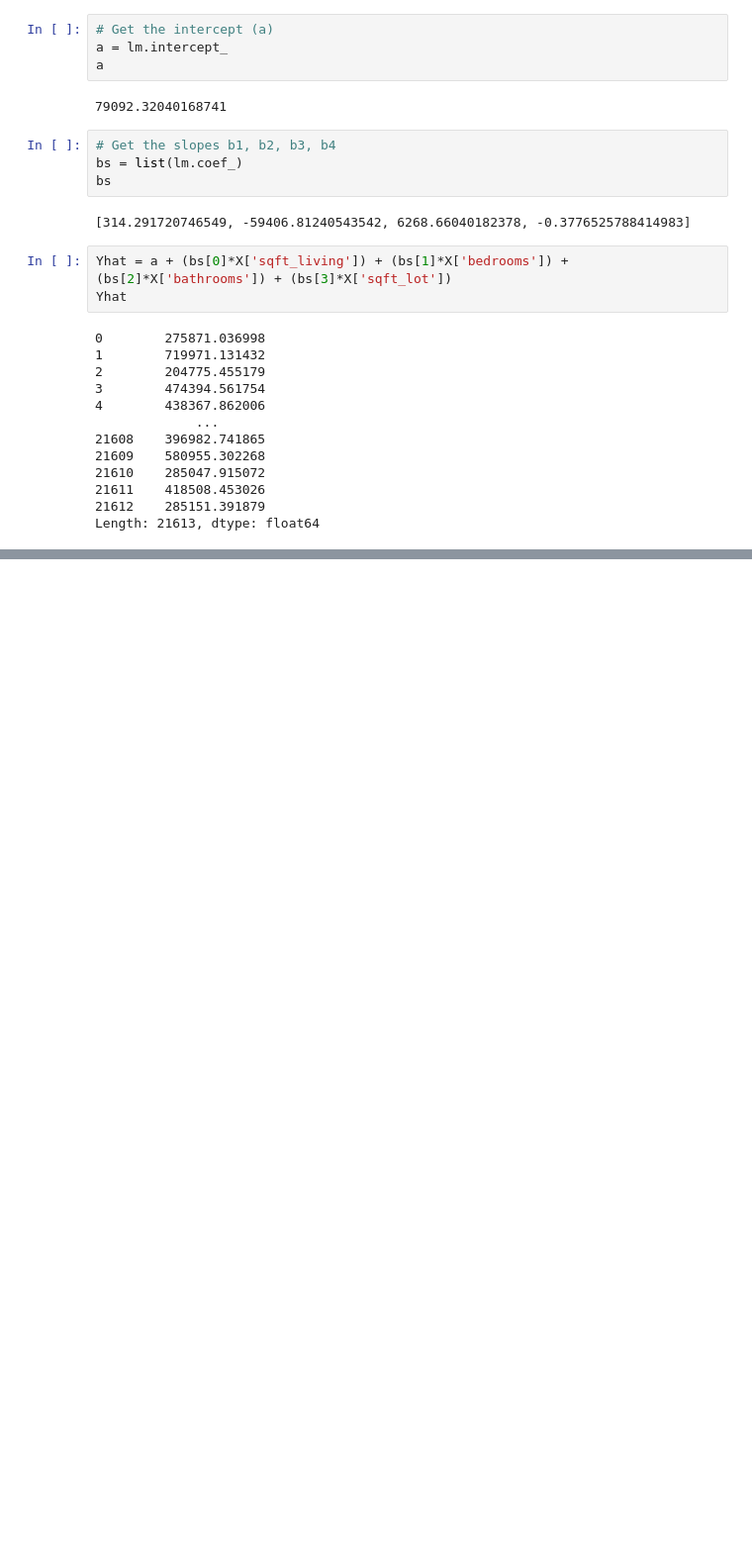
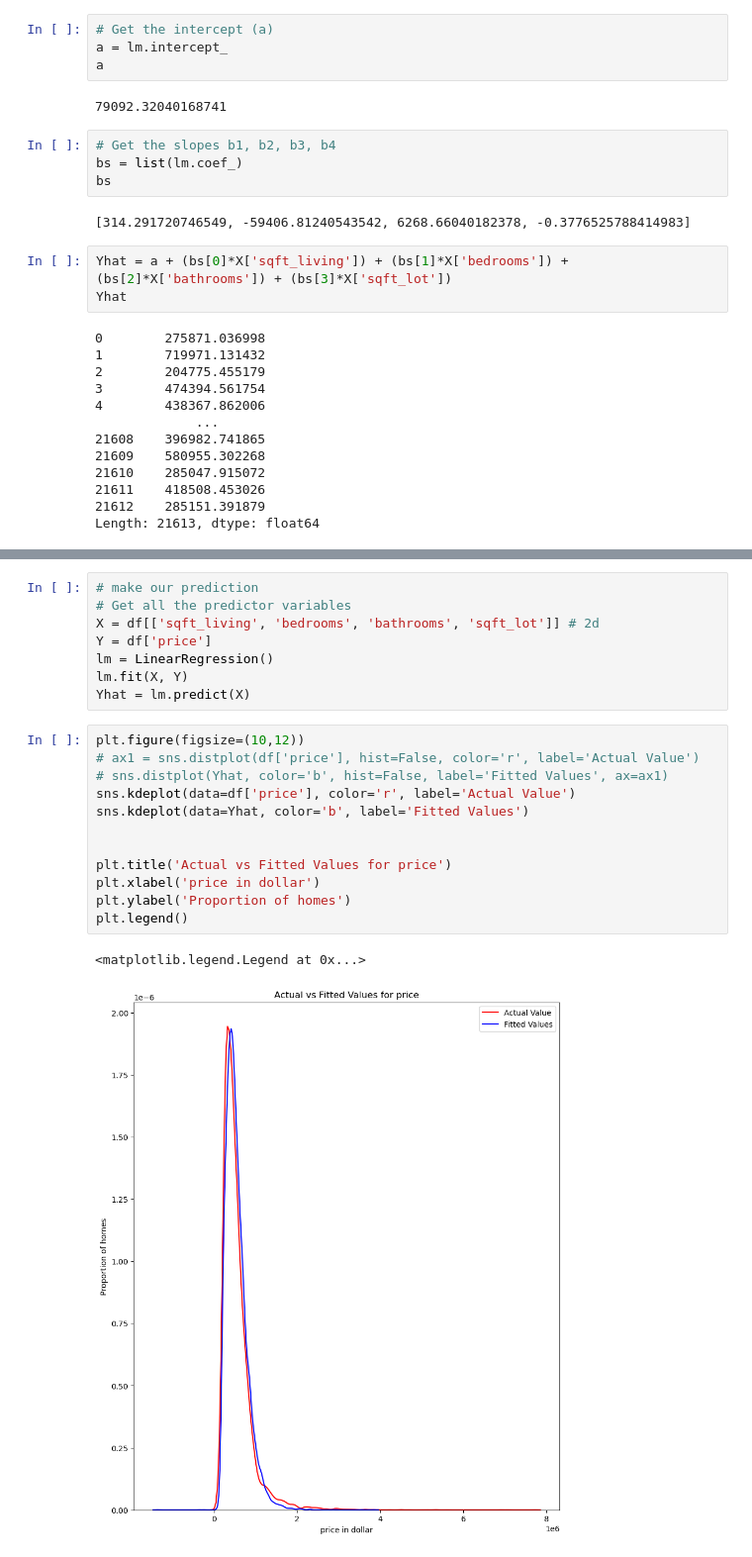
Before and after one commit to CS4580/F24-notes, a Jupyter notebook: module8/ModelDevelopment.ipynb, the cells around one changed output, grey strips where cells are left out. Shown at 99% size. Drawn from its saved outputs; the diff is of its cells as text; blank space fills up the shorter version.

```diff
--- a/module8/ModelDevelopment.ipynb
+++ b/module8/ModelDevelopment.ipynb
@@ -218,0 +254,23 @@ Length: 21613, dtype: float64
+# %%
+# make our prediction
+# Get all the predictor variables
+X = df[['sqft_living', 'bedrooms', 'bathrooms', 'sqft_lot']] # 2d
+Y = df['price']
+lm = LinearRegression()
+lm.fit(X, Y)
+Yhat = lm.predict(X)
+# %%
+plt.figure(figsize=(10,12))
+# ax1 = sns.distplot(df['price'], hist=False, color='r', label='Actual Value')
+# sns.distplot(Yhat, color='b', hist=False, label='Fitted Values', ax=ax1)
+sns.kdeplot(data=df['price'], color='r', label='Actual Value')
+sns.kdeplot(data=Yhat, color='b', label='Fitted Values')
+
+
+plt.title('Actual vs Fitted Values for price')
+plt.xlabel('price in dollar')
+plt.ylabel('Proportion of homes')
+plt.legend()
+# %% [output]
+<matplotlib.legend.Legend at 0x...>
+[figure, added]
```
Also changed, not shown: parts of 21 cells of this notebook, 1 other file.
